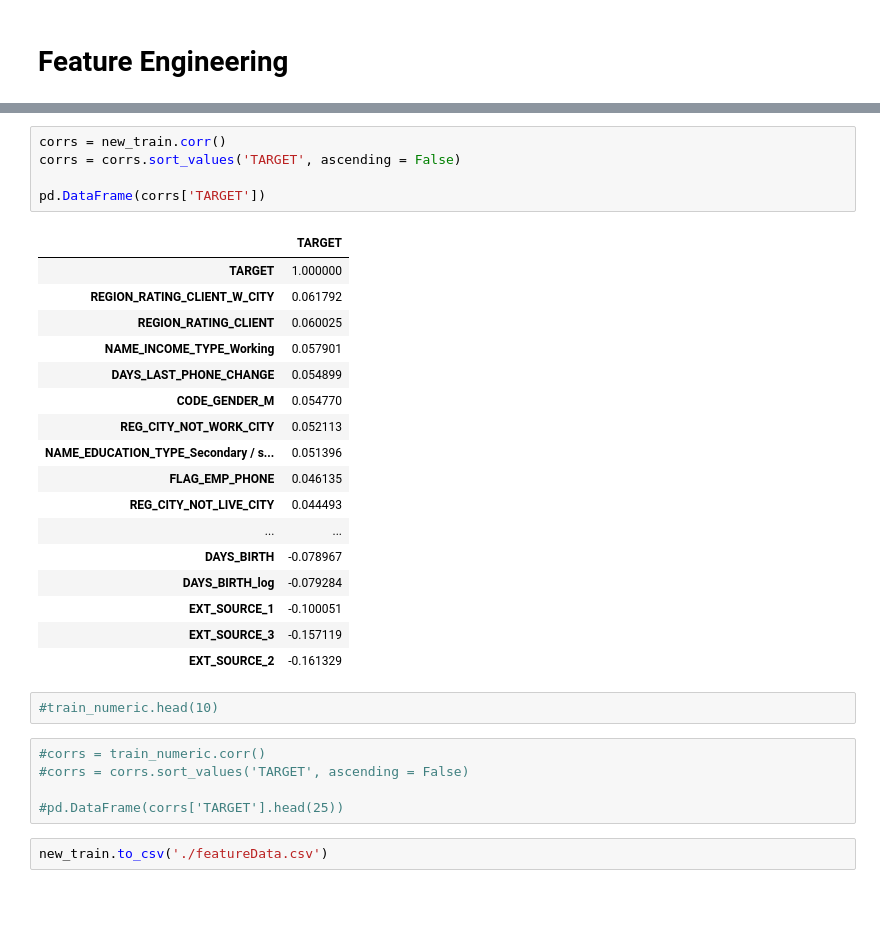
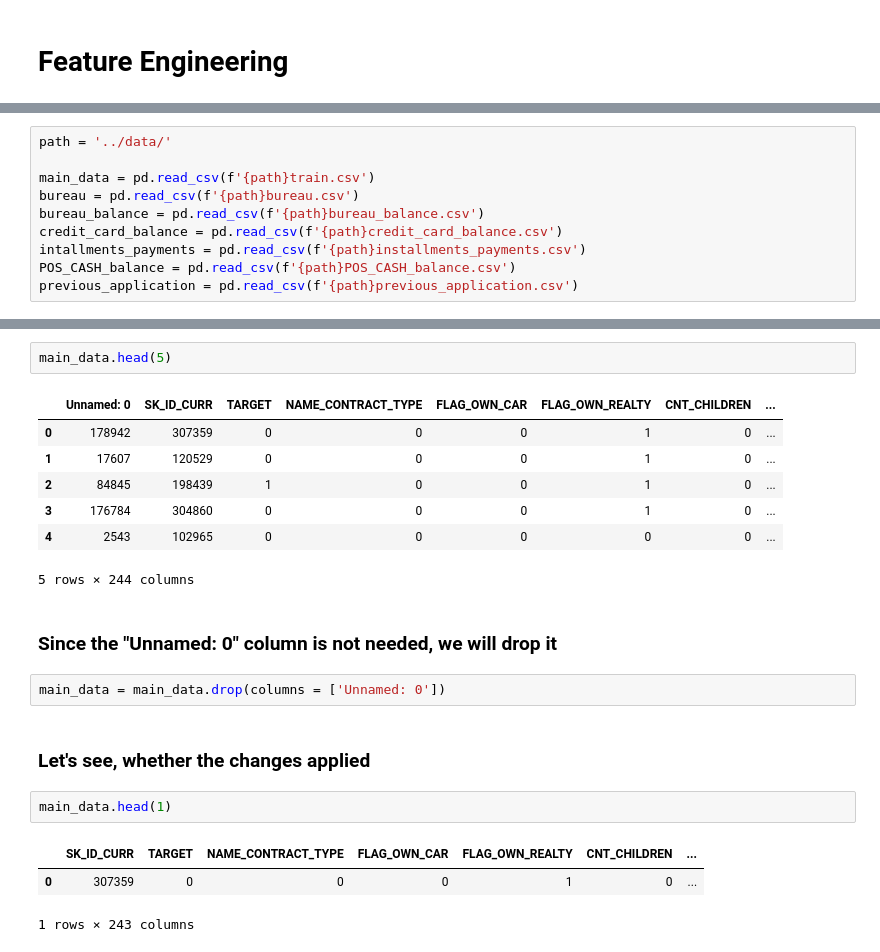
Before and after one commit to IML-Project/Home_Credit_Default_Risk_Project, a Jupyter notebook: FeatureEngineering.ipynb, the cells around one changed output, grey strips where cells are left out. Saved outputs shown, nothing was run; the diff lists cells and outputs as text; blank space fills up the shorter version.

```diff
--- a/FeatureEngineering.ipynb
+++ b/FeatureEngineering.ipynb
@@ -25,0 +15,10 @@ main_data.head()
+# %%
+path = '../data/'
+
+main_data = pd.read_csv(f'{path}train.csv')
+bureau = pd.read_csv(f'{path}bureau.csv')
+bureau_balance = pd.read_csv(f'{path}bureau_balance.csv')
+credit_card_balance = pd.read_csv(f'{path}credit_card_balance.csv')
+intallments_payments = pd.read_csv(f'{path}installments_payments.csv')
+POS_CASH_balance = pd.read_csv(f'{path}POS_CASH_balance.csv')
+previous_application = pd.read_csv(f'{path}previous_application.csv')
@@ -100,32 +45,22 @@ new_train.head(5)
-# %%
-corrs = new_train.corr()
-corrs = corrs.sort_values('TARGET', ascending = False)
-
-pd.DataFrame(corrs['TARGET'])
-# %% [output]
-|  | TARGET |
-| TARGET | 1.000000 |
-| REGION_RATING_CLIENT_W_CITY | 0.061792 |
-| REGION_RATING_CLIENT | 0.060025 |
-| NAME_INCOME_TYPE_Working | 0.057901 |
-| DAYS_LAST_PHONE_CHANGE | 0.054899 |
-| CODE_GENDER_M | 0.054770 |
-| REG_CITY_NOT_WORK_CITY | 0.052113 |
-| NAME_EDUCATION_TYPE_Secondary / s... | 0.051396 |
-| FLAG_EMP_PHONE | 0.046135 |
-| REG_CITY_NOT_LIVE_CITY | 0.044493 |
-| ... | ... |
-| DAYS_BIRTH | -0.078967 |
-| DAYS_BIRTH_log | -0.079284 |
-| EXT_SOURCE_1 | -0.100051 |
-| EXT_SOURCE_3 | -0.157119 |
-| EXT_SOURCE_2 | -0.161329 |
-# %%
-#train_numeric.head(10)
-# %%
-#corrs = train_numeric.corr()
-#corrs = corrs.sort_values('TARGET', ascending = False)
-
-#pd.DataFrame(corrs['TARGET'].head(25))
-# %%
-new_train.to_csv('./featureData.csv')
+# %%
+main_data.head(5)
+# %% [output]
+|  | Unnamed: 0 | SK_ID_CURR | TARGET | NAME_CONTRACT_TYPE | FLAG_OWN_CAR | FLAG_OWN_REALTY | CNT_CHILDREN | ... |
+| 0 | 178942 | 307359 | 0 | 0 | 0 | 1 | 0 | ... |
+| 1 | 17607 | 120529 | 0 | 0 | 0 | 1 | 0 | ... |
+| 2 | 84845 | 198439 | 1 | 0 | 0 | 1 | 0 | ... |
+| 3 | 176784 | 304860 | 0 | 0 | 0 | 1 | 0 | ... |
+| 4 | 2543 | 102965 | 0 | 0 | 0 | 0 | 0 | ... |
+5 rows × 244 columns
+# %% [markdown]
+### Since the "Unnamed: 0" column is not needed, we will drop it
+# %%
+main_data = main_data.drop(columns = ['Unnamed: 0'])
+# %% [markdown]
+### Let's see, whether the changes applied
+# %%
+main_data.head(1)
+# %% [output]
+|  | SK_ID_CURR | TARGET | NAME_CONTRACT_TYPE | FLAG_OWN_CAR | FLAG_OWN_REALTY | CNT_CHILDREN | ... |
+| 0 | 307359 | 0 | 0 | 0 | 1 | 0 | ... |
+1 rows × 243 columns
```
Also changed, not shown: parts of 120 cells of this notebook, 3 other files.
